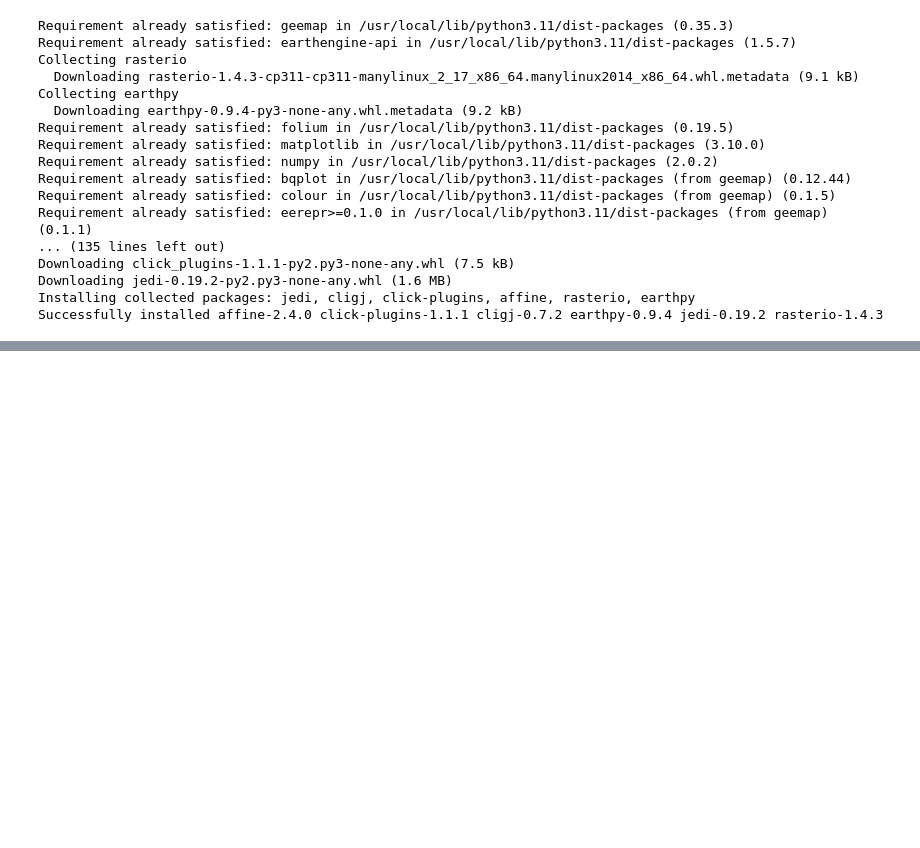
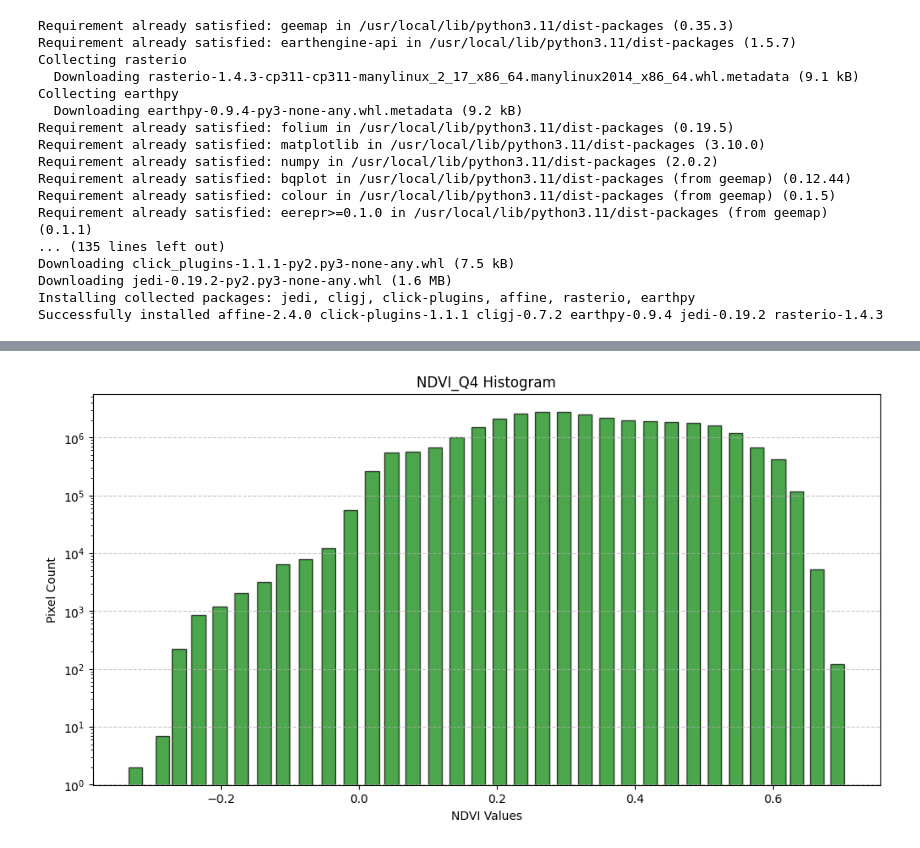
Before and after one commit to mimomaina/NDVI_crophealth_analysis, a Jupyter notebook: NVDI_crophealth_analysis.ipynb, the cells around one changed output, grey strips where cells are left out. Cells and saved outputs as stored; diff of their text form; code cells hidden in the pictures; blank space fills up the shorter version.

```diff
--- a/NVDI_crophealth_analysis.ipynb
+++ b/NVDI_crophealth_analysis.ipynb
@@ -181,0 +318,35 @@ task.start()
+# %%
+# Extract histogram data
+bucket_means = [
+    -0.3237768775319414, -0.28436846258023984, -0.26073572408628487, -0.23242577208225942,
+    -0.20190436274285756, -0.17084591109244254, -0.1370670007904115, -0.11002209363838115,
+    -0.07727460261355414, -0.0441432024882157, -0.011823073430857188, 0.01905581144206297,
+    0.04736353391162147, 0.07808127491155022, 0.11026452869778704, 0.141637268446484,
+    0.17291431440136526, 0.20380014821859488, 0.2347300626331482, 0.26568226392535543,
+    0.2967075727065678, 0.32774743231573833, 0.35903604855630544, 0.3904334749318975,
+    0.421844589748806, 0.4530653109272237, 0.4841957647248491, 0.5150922825846788,
+    0.5456772573270422, 0.5766318464668324, 0.6080052290526593, 0.6345852916718274,
+    0.6641224516336518, 0.6934262583146998
+]
+
+histogram_counts = [
+    2, 7, 223, 838, 1207, 2021, 3142, 6347, 7751.176470588235, 12332.345098039215,
+    55828.705882352944, 264216.8078431373, 555672.7764705882, 572239.9411764705,
+    667323.172549019, 1000874.9686274508, 1490452.1960784306, 2101673.7607843126,
+    2557379.6392156864, 2790207.2784313727, 2757612.341176471, 2477791.5843137256,
+    2154109.909803922, 1957636.1019607848, 1882647.4078431372, 1861232.5960784317,
+    1794319.141176471, 1606595.0509803924, 1180519.2745098039, 679616.3803921569,
+    416645, 115602, 5339, 121
+]
+
+# Plot the histogram
+plt.figure(figsize=(12, 6))
+plt.bar(bucket_means, histogram_counts, width=0.02, color='green', edgecolor='black', alpha=0.7)
+plt.xlabel('NDVI Values')
+plt.ylabel('Pixel Count')
+plt.title('NDVI_Q4 Histogram')
+plt.grid(axis='y', linestyle='--', alpha=0.7)
+plt.yscale('log')
+plt.show()
+# %% [output]
+[figure, added]
```
Also changed, not shown: parts of 38 cells of this notebook.
